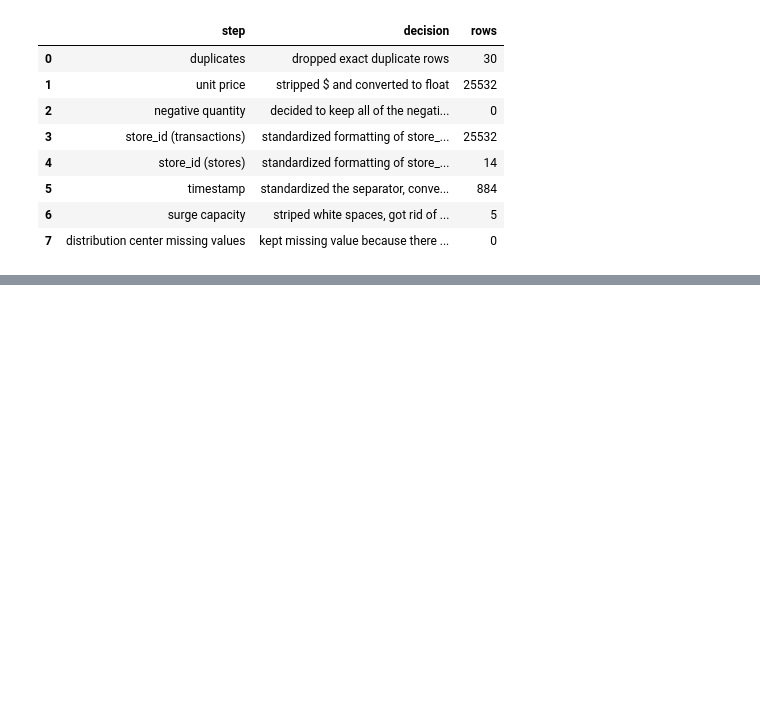
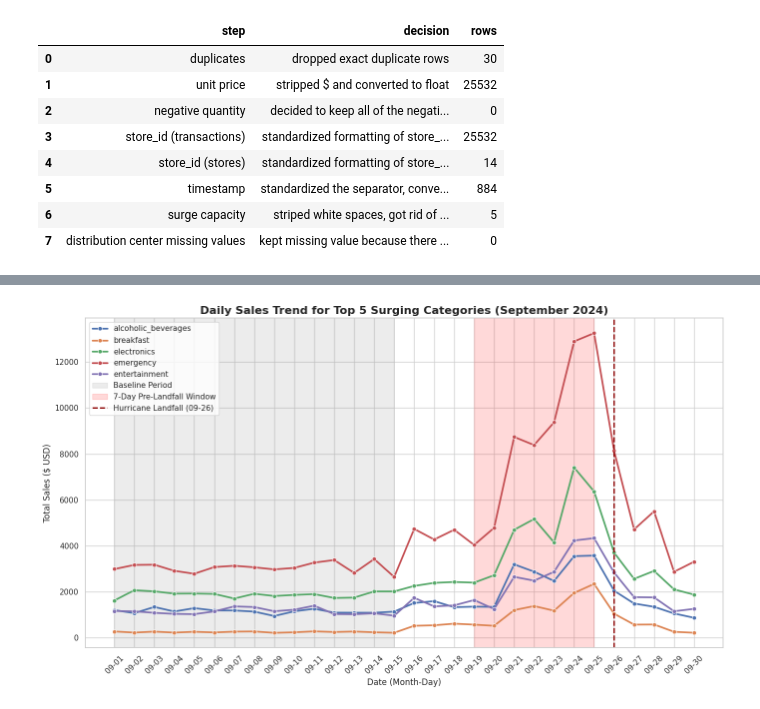
Before and after one commit to AdelineKwakye/walmart-huricane-project, a Jupyter notebook: notebooks/scratch/Adeline_Kwakye_Notebook.ipynb, the cells around one changed output, grey strips where cells are left out. Drawn from its saved outputs; the diff is of its cells as text; code cells hidden in the pictures; blank space fills up the shorter version.

Commit message:
Added graph and category grouping from Vi and expanded on Question 1 answer

```diff
--- a/notebooks/scratch/Adeline_Kwakye_Notebook.ipynb
+++ b/notebooks/scratch/Adeline_Kwakye_Notebook.ipynb
@@ -405,0 +509,27 @@ Missing shipping costs: 1
+# %%
+# 3. Plot the daily trend for the Top 5 Surging Categories
+df_daily_cat = df_clean.groupby(['category', 'date'])['total_sales'].sum().reset_index()
+df_daily_cat['date_str'] = df_daily_cat['date'].dt.strftime('%m-%d')
+
+plt.figure(figsize=(14, 8))
+sns.set_theme(style="whitegrid")
+
+# Filter for only top 5 categories
+df_top5_daily = df_daily_cat[df_daily_cat['category'].isin(top_5_categories)].copy()
+
+sns.lineplot(data=df_top5_daily, x='date_str', y='total_sales', hue='category', linewidth=2.5, marker='o')
+
+# Highlight windows
+plt.axvspan('09-01', '09-15', color='gray', alpha=0.15, label='Baseline Period')
+plt.axvspan('09-19', '09-25', color='red', alpha=0.15, label='7-Day Pre-Landfall Window')
+plt.axvline(x='09-26', color='darkred', linestyle='--', linewidth=2, label='Hurricane Landfall (09-26)')
+
+plt.title('Daily Sales Trend for Top 5 Surging Categories (September 2024)', fontsize=16, fontweight='bold')
+plt.xlabel('Date (Month-Day)', fontsize=12)
+plt.ylabel('Total Sales ($ USD)', fontsize=12)
+plt.xticks(rotation=45)
+plt.legend(loc='upper left', fontsize=11)
+plt.tight_layout()
+plt.show()
+# %% [output]
+[figure, added]
```
Also changed, not shown: parts of 3 cells of this notebook.
